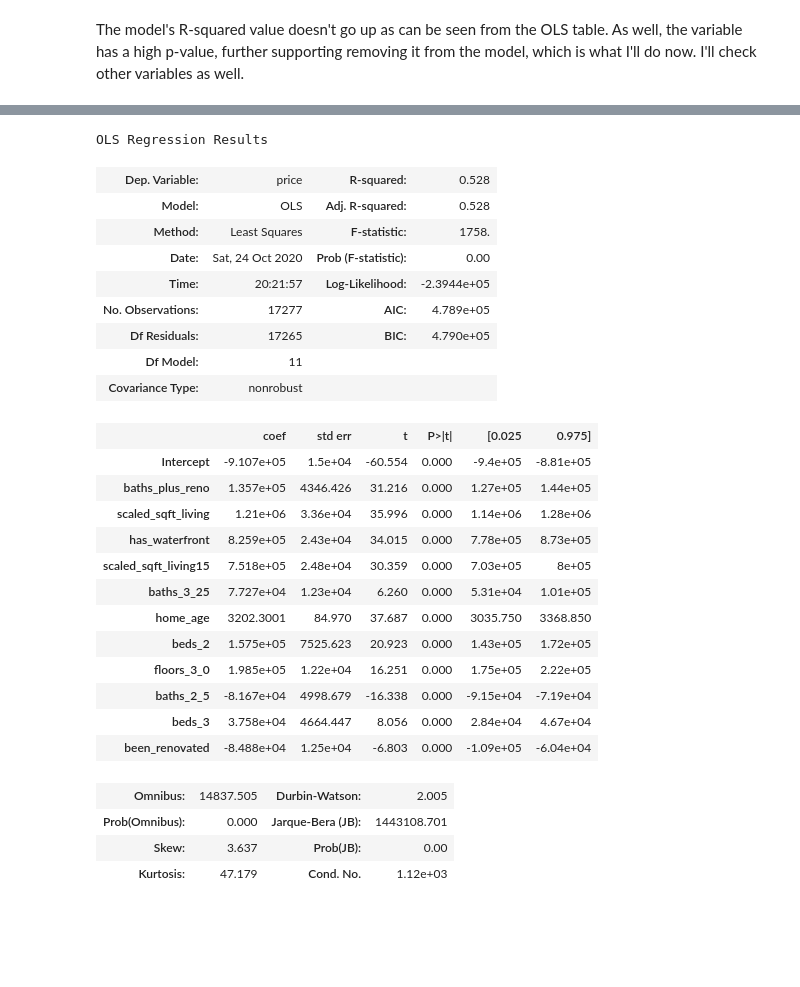
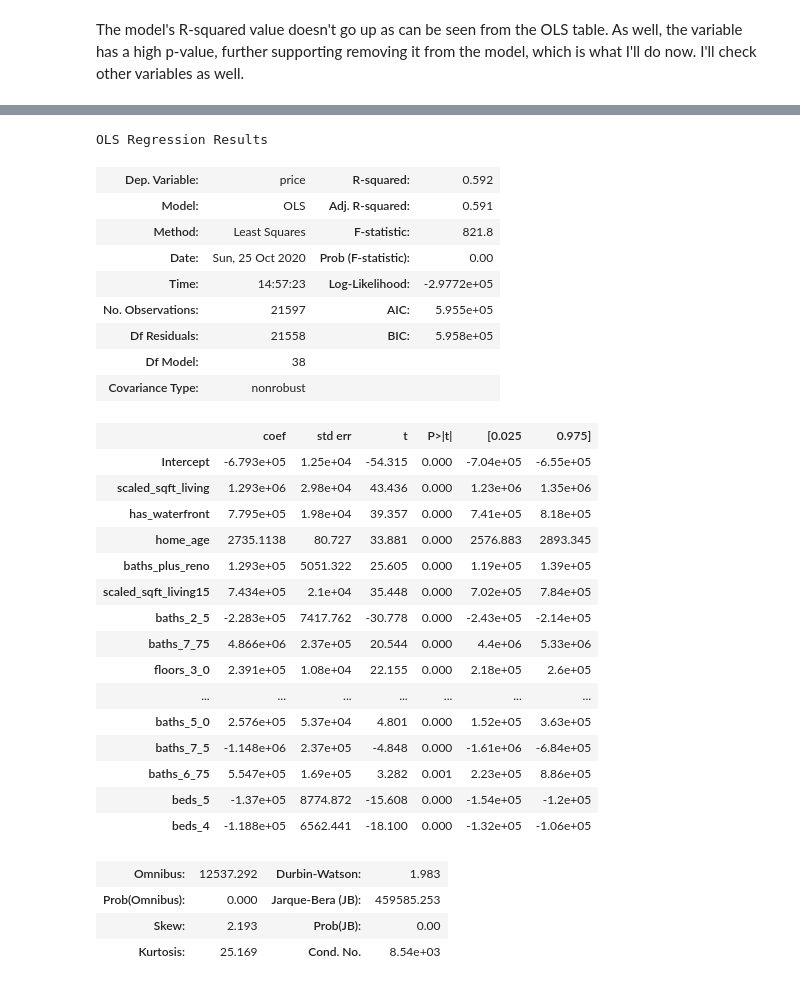
Before and after one commit to emel333/house-price-predict, a Jupyter notebook: Untitled.ipynb, the cells around one changed output, grey strips where cells are left out. Drawn from its saved outputs; the diff is of its cells as text; code cells hidden in the pictures; blank space fills up the shorter version.

Commit message:
more modeling

```diff
--- a/Untitled.ipynb
+++ b/Untitled.ipynb
@@ -773,17 +771,3 @@ Evaluating Less Impacting Independent Variables:
 --
 
 Now, let's see how the improves or not with the addition of a few variables.
-# %%
-# Adding in the following variable, one by one:
-# has_basement / additional baths variables / additional beds variables / a number of floors variables / condition variables
-
-include = ['baths_plus_reno','scaled_sqft_living','has_waterfront','scaled_sqft_living15',
-          'baths_3_25','home_age','beds_2', 'has_basement']
-
-outcome3 = 'price'
-predictors3 = train3.drop(['price'],axis=1)
-pred_sum3 = '+'.join(predictors3[include])
-formula3 = outcome3 + '~' + pred_sum3
-
-model3 = ols(formula=formula3, data=train3).fit()
-model3.summary()
@@ -820,0 +862,4 @@ The model's R-squared value doesn't go up as can be seen from the OLS table. As
+# %%
+result_final = stepwise_selection(df3.drop(['price'], axis=1), df3['price'], verbose=True)
+print('resulting features:')
+print(result_final)
@@ -821,43 +892,43 @@ The model's R-squared value doesn't go up as can be seen from the OLS table. As
 # %%
-# The variables added into the "include" list made a marginal improvement to the R-squared value of the model.
-
-include = ['baths_plus_reno','scaled_sqft_living','has_waterfront','scaled_sqft_living15',
-          'baths_3_25','home_age','beds_2','floors_3_0','baths_2_5','beds_3','been_renovated']
+# The final model
 
 outcome3 = 'price'
-predictors3 = train3.drop(['price'],axis=1)
-pred_sum3 = '+'.join(predictors3[include])
+predictors3 = df3.drop(['price'],axis=1)
+pred_sum3 = '+'.join(predictors3[result_final])
 formula3 = outcome3 + '~' + pred_sum3
 
-model3 = ols(formula=formula3, data=train3).fit()
+model3 = ols(formula=formula3, data=df3).fit()
 model3.summary()
 # %% [output]
 OLS Regression Results
-| Dep. Variable: | price | R-squared: | 0.528 |
-| Model: | OLS | Adj. R-squared: | 0.528 |
-| Method: | Least Squares | F-statistic: | 1758. |
-| Date: | Sat, 24 Oct 2020 | Prob (F-statistic): | 0.00 |
-| Time: | 20:21:57 | Log-Likelihood: | -2.3944e+05 |
-| No. Observations: | 17277 | AIC: | 4.789e+05 |
-| Df Residuals: | 17265 | BIC: | 4.790e+05 |
-| Df Model: | 11 |  |  |
+| Dep. Variable: | price | R-squared: | 0.592 |
+| Model: | OLS | Adj. R-squared: | 0.591 |
+| Method: | Least Squares | F-statistic: | 821.8 |
+| Date: | Sun, 25 Oct 2020 | Prob (F-statistic): | 0.00 |
+| Time: | 14:57:23 | Log-Likelihood: | -2.9772e+05 |
+| No. Observations: | 21597 | AIC: | 5.955e+05 |
+| Df Residuals: | 21558 | BIC: | 5.958e+05 |
+| Df Model: | 38 |  |  |
 | Covariance Type: | nonrobust |  |  |
 |  | coef | std err | t | P>|t| | [0.025 | 0.975] |
-| Intercept | -9.107e+05 | 1.5e+04 | -60.554 | 0.000 | -9.4e+05 | -8.81e+05 |
-| baths_plus_reno | 1.357e+05 | 4346.426 | 31.216 | 0.000 | 1.27e+05 | 1.44e+05 |
-| scaled_sqft_living | 1.21e+06 | 3.36e+04 | 35.996 | 0.000 | 1.14e+06 | 1.28e+06 |
-| has_waterfront | 8.259e+05 | 2.43e+04 | 34.015 | 0.000 | 7.78e+05 | 8.73e+05 |
-| scaled_sqft_living15 | 7.518e+05 | 2.48e+04 | 30.359 | 0.000 | 7.03e+05 | 8e+05 |
-| baths_3_25 | 7.727e+04 | 1.23e+04 | 6.260 | 0.000 | 5.31e+04 | 1.01e+05 |
-| home_age | 3202.3001 | 84.970 | 37.687 | 0.000 | 3035.750 | 3368.850 |
-| beds_2 | 1.575e+05 | 7525.623 | 20.923 | 0.000 | 1.43e+05 | 1.72e+05 |
-| floors_3_0 | 1.985e+05 | 1.22e+04 | 16.251 | 0.000 | 1.75e+05 | 2.22e+05 |
-| baths_2_5 | -8.167e+04 | 4998.679 | -16.338 | 0.000 | -9.15e+04 | -7.19e+04 |
-| beds_3 | 3.758e+04 | 4664.447 | 8.056 | 0.000 | 2.84e+04 | 4.67e+04 |
-| been_renovated | -8.488e+04 | 1.25e+04 | -6.803 | 0.000 | -1.09e+05 | -6.04e+04 |
+| Intercept | -6.793e+05 | 1.25e+04 | -54.315 | 0.000 | -7.04e+05 | -6.55e+05 |
+| scaled_sqft_living | 1.293e+06 | 2.98e+04 | 43.436 | 0.000 | 1.23e+06 | 1.35e+06 |
+| has_waterfront | 7.795e+05 | 1.98e+04 | 39.357 | 0.000 | 7.41e+05 | 8.18e+05 |
+| home_age | 2735.1138 | 80.727 | 33.881 | 0.000 | 2576.883 | 2893.345 |
+| baths_plus_reno | 1.293e+05 | 5051.322 | 25.605 | 0.000 | 1.19e+05 | 1.39e+05 |
+| scaled_sqft_living15 | 7.434e+05 | 2.1e+04 | 35.448 | 0.000 | 7.02e+05 | 7.84e+05 |
+| baths_2_5 | -2.283e+05 | 7417.762 | -30.778 | 0.000 | -2.43e+05 | -2.14e+05 |
+| baths_7_75 | 4.866e+06 | 2.37e+05 | 20.544 | 0.000 | 4.4e+06 | 5.33e+06 |
+| floors_3_0 | 2.391e+05 | 1.08e+04 | 22.155 | 0.000 | 2.18e+05 | 2.6e+05 |
+| ... | ... | ... | ... | ... | ... | ... |
+| baths_5_0 | 2.576e+05 | 5.37e+04 | 4.801 | 0.000 | 1.52e+05 | 3.63e+05 |
+| baths_7_5 | -1.148e+06 | 2.37e+05 | -4.848 | 0.000 | -1.61e+06 | -6.84e+05 |
+| baths_6_75 | 5.547e+05 | 1.69e+05 | 3.282 | 0.001 | 2.23e+05 | 8.86e+05 |
+| beds_5 | -1.37e+05 | 8774.872 | -15.608 | 0.000 | -1.54e+05 | -1.2e+05 |
+| beds_4 | -1.188e+05 | 6562.441 | -18.100 | 0.000 | -1.32e+05 | -1.06e+05 |
-| Omnibus: | 14837.505 | Durbin-Watson: | 2.005 |
-| Prob(Omnibus): | 0.000 | Jarque-Bera (JB): | 1443108.701 |
-| Skew: | 3.637 | Prob(JB): | 0.00 |
-| Kurtosis: | 47.179 | Cond. No. | 1.12e+03 |
+| Omnibus: | 12537.292 | Durbin-Watson: | 1.983 |
+| Prob(Omnibus): | 0.000 | Jarque-Bera (JB): | 459585.253 |
+| Skew: | 2.193 | Prob(JB): | 0.00 |
+| Kurtosis: | 25.169 | Cond. No. | 8.54e+03 |
 Warnings:
 [1] Standard Errors assume that the covariance matrix of the errors is correctly specified.
```
Also changed, not shown: parts of 32 cells of this notebook.
